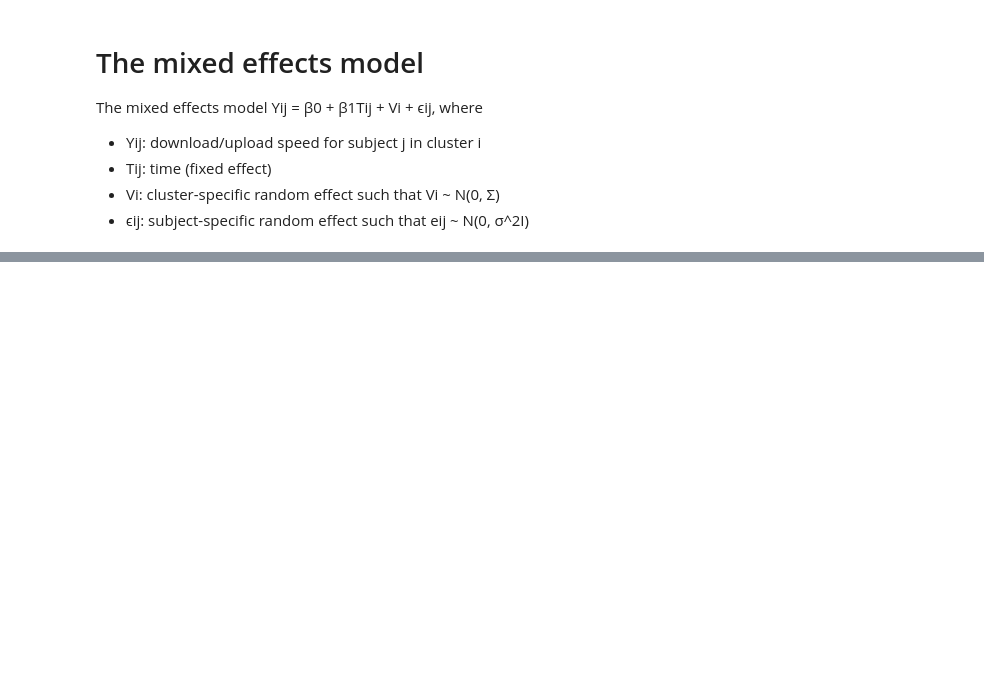
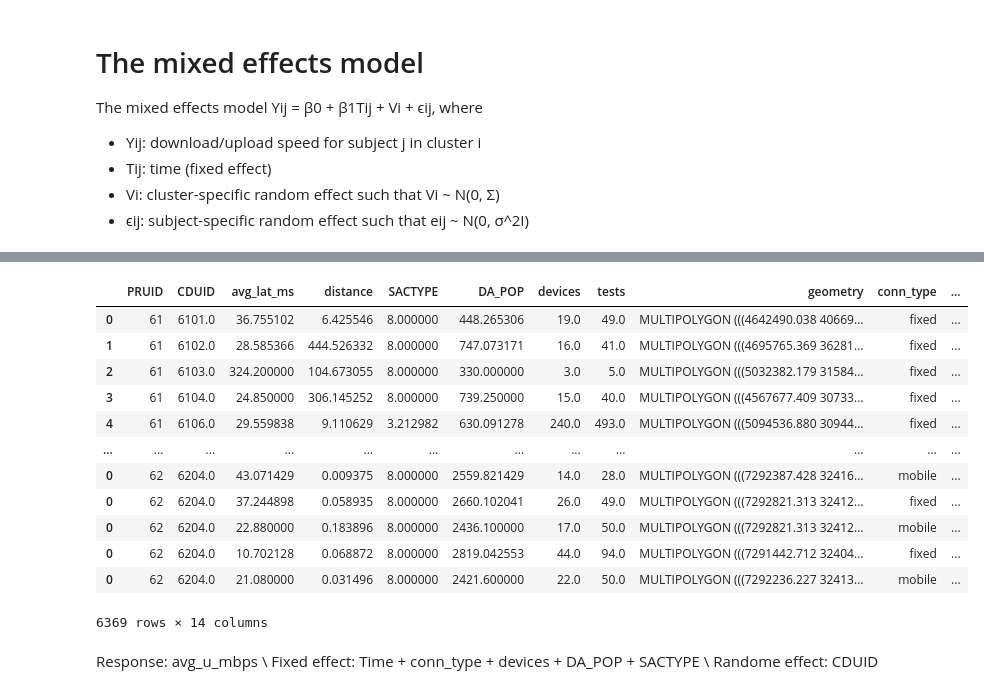
Before and after one commit to rennydoig/ssc22-case-comp, a Jupyter notebook: Daisy_dir/The_mixed_effect_model.ipynb, the cells around one changed output, grey strips where cells are left out. Drawn from its saved outputs; the diff is of its cells as text; code cells hidden in the pictures; blank space fills up the shorter version.

```diff
--- a/Daisy_dir/The_mixed_effect_model.ipynb
+++ b/Daisy_dir/The_mixed_effect_model.ipynb
@@ -45,22 +37,3 @@ def dataAggregation(df, aggregate_by, conType):
-# %%
-df = pd.read_csv("ookla-canada-speed-tiles.csv")
-df['avg_d_mbps'] = df['avg_d_kbps'] / 1000
-df['avg_u_mbps'] = df['avg_u_kbps'] / 1000
-
-def getTime(i):
-  year = i[0]
-  quarter = i[1]
-  return year + (int(quarter[1:2])-1/4) - 2019
-df['Time'] = [getTime(i) for i in zip(df['year'], df['quarter'])]
-
-# Filter only rural areas: rows with NaN for either PCUID, PCNAME, PCTYPE, or PCCLASS
-cond = (df['PCUID'].isna()) | (df['PCNAME'].isna()) | (df['PCTYPE'].isna()) | (df['PCCLASS'].isna())
-df_rural = df[cond]
-
-data = dataAggregation(df_rural,'CDNAME',False)
-maxTime = data['Time'].max()
-data_train = data[data['Time'] < maxTime]
-data_test = data[data['Time'] == maxTime]
 # %% [markdown]
 # The mixed effects model
 
@@ -232,0 +158,27 @@ weighted avg       0.93      0.31      0.39       236
+# %%
+t_vals = sorted(df['time'].unique()) # sorts year-quarter values
+t_ints = [*range(1,len(t_vals)+1)] # creates a list of integers [1, 2, ...]
+df['Time'] = df['time'].replace(to_replace=t_vals, value=t_ints)
+
+maxTime = df['Time'].max()
+data_train = df[df['Time'] < maxTime] # all the observations except the last one are training set
+data_test = df[df['Time'] == maxTime] # the last obseravtion is test set
+data_train
+# %% [output]
+|  | PRUID | CDUID | avg_lat_ms | distance | SACTYPE | DA_POP | devices | tests | geometry | conn_type | ... |
+| 0 | 61 | 6101.0 | 36.755102 | 6.425546 | 8.000000 | 448.265306 | 19.0 | 49.0 | MULTIPOLYGON (((4642490.038 40669... | fixed | ... |
+| 1 | 61 | 6102.0 | 28.585366 | 444.526332 | 8.000000 | 747.073171 | 16.0 | 41.0 | MULTIPOLYGON (((4695765.369 36281... | fixed | ... |
+| 2 | 61 | 6103.0 | 324.200000 | 104.673055 | 8.000000 | 330.000000 | 3.0 | 5.0 | MULTIPOLYGON (((5032382.179 31584... | fixed | ... |
+| 3 | 61 | 6104.0 | 24.850000 | 306.145252 | 8.000000 | 739.250000 | 15.0 | 40.0 | MULTIPOLYGON (((4567677.409 30733... | fixed | ... |
+| 4 | 61 | 6106.0 | 29.559838 | 9.110629 | 3.212982 | 630.091278 | 240.0 | 493.0 | MULTIPOLYGON (((5094536.880 30944... | fixed | ... |
+| ... | ... | ... | ... | ... | ... | ... | ... | ... | ... | ... | ... |
+| 0 | 62 | 6204.0 | 43.071429 | 0.009375 | 8.000000 | 2559.821429 | 14.0 | 28.0 | MULTIPOLYGON (((7292387.428 32416... | mobile | ... |
+| 0 | 62 | 6204.0 | 37.244898 | 0.058935 | 8.000000 | 2660.102041 | 26.0 | 49.0 | MULTIPOLYGON (((7292821.313 32412... | fixed | ... |
+| 0 | 62 | 6204.0 | 22.880000 | 0.183896 | 8.000000 | 2436.100000 | 17.0 | 50.0 | MULTIPOLYGON (((7292821.313 32412... | mobile | ... |
+| 0 | 62 | 6204.0 | 10.702128 | 0.068872 | 8.000000 | 2819.042553 | 44.0 | 94.0 | MULTIPOLYGON (((7291442.712 32404... | fixed | ... |
+| 0 | 62 | 6204.0 | 21.080000 | 0.031496 | 8.000000 | 2421.600000 | 22.0 | 50.0 | MULTIPOLYGON (((7292236.227 32413... | mobile | ... |
+6369 rows × 14 columns
+# %% [markdown]
+Response: avg_u_mbps \\
+Fixed effect: Time + conn_type + devices + DA_POP + SACTYPE \\
+Randome effect: CDUID
```
Also changed, not shown: parts of 17 cells of this notebook.
